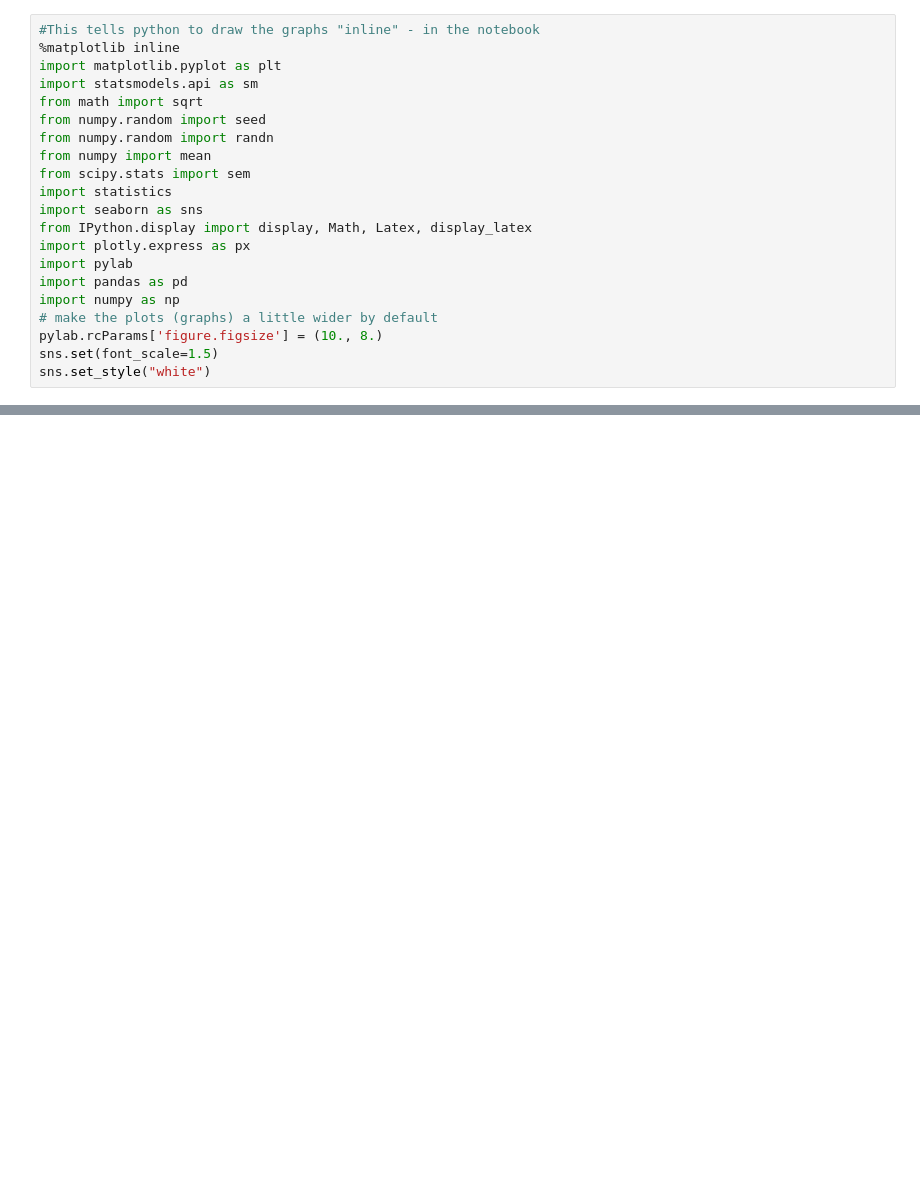
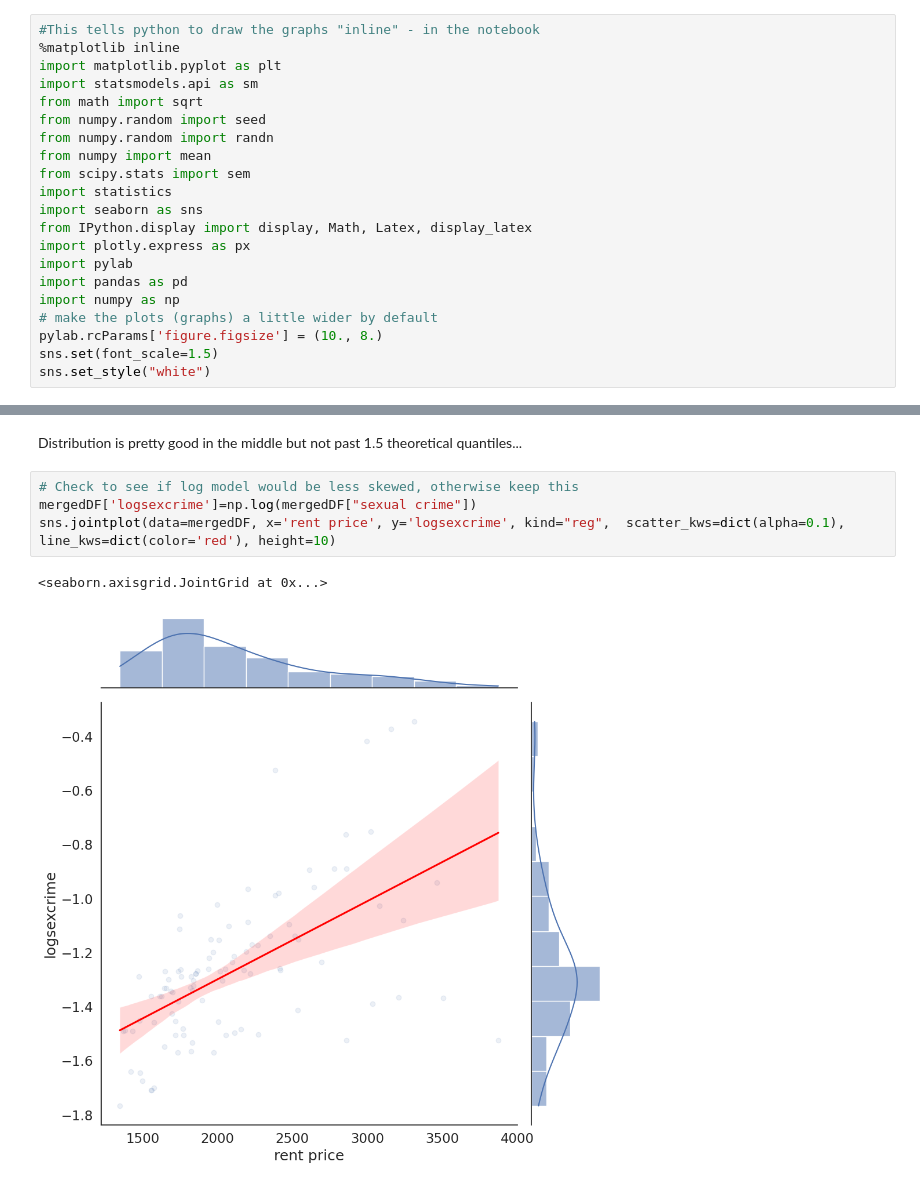
Before and after one commit to greypen2006/biophilic-design, a Jupyter notebook: OLS.ipynb, the cells around one changed output, grey strips where cells are left out. Drawn from its saved outputs; the diff is of its cells as text; blank space fills up the shorter version.

```diff
--- a/OLS.ipynb
+++ b/OLS.ipynb
@@ -742,0 +280,9 @@ MissingDataError: exog contains inf or nans
+# %% [markdown]
+Distribution is pretty good in the middle but not past 1.5 theoretical quantiles...
+# %%
+# Check to see if log model would be less skewed, otherwise keep this
+mergedDF['logsexcrime']=np.log(mergedDF["sexual crime"])
+sns.jointplot(data=mergedDF, x='rent price', y='logsexcrime', kind="reg",  scatter_kws=dict(alpha=0.1), line_kws=dict(color='red'), height=10)
+# %% [output]
+<seaborn.axisgrid.JointGrid at 0x...>
+[figure, added]
```
Also changed, not shown: parts of 132 cells of this notebook.
